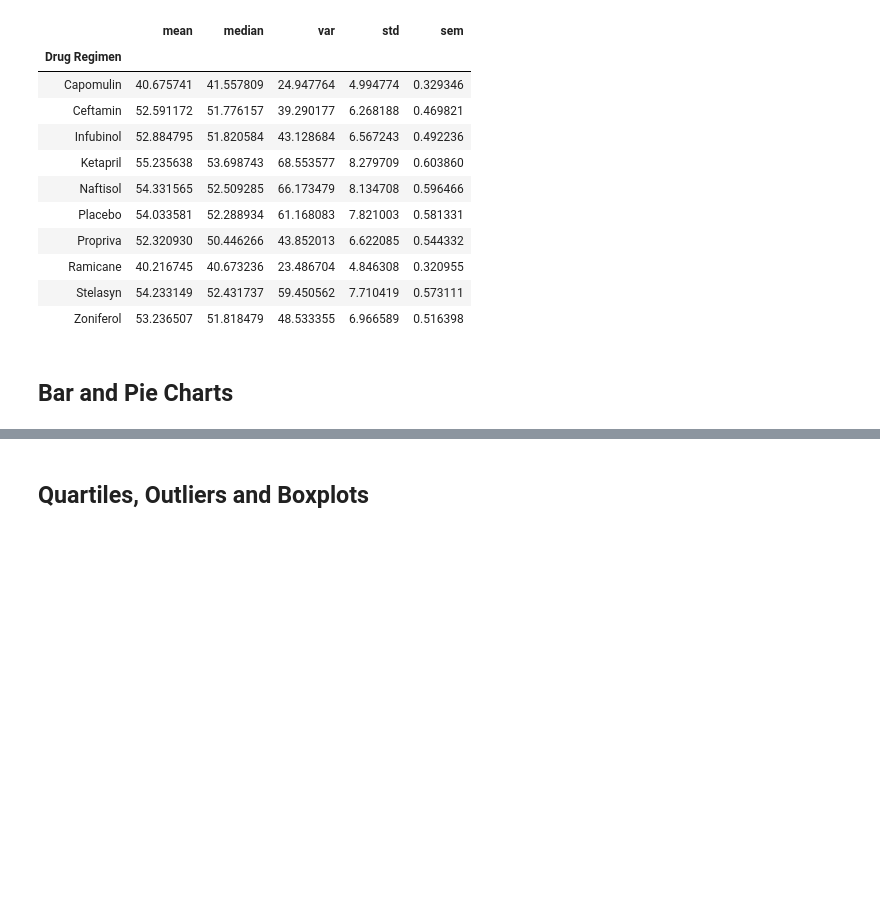
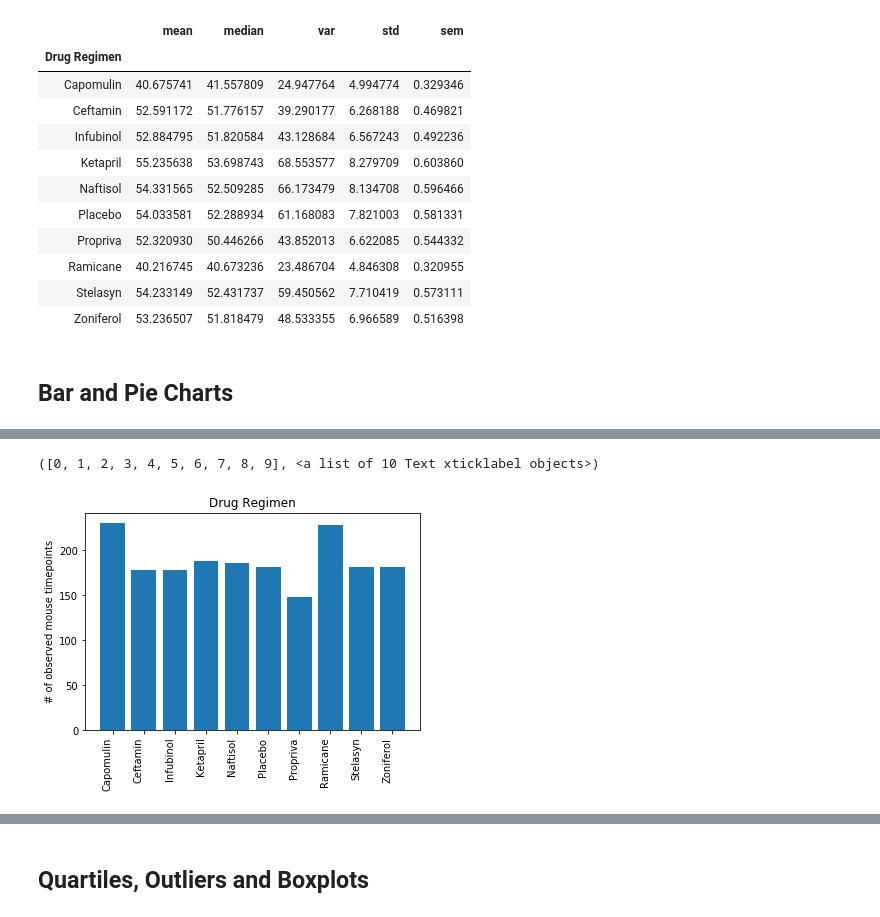
Before and after one commit to yoerisamwel/pymaceuticals_project, a Jupyter notebook: pymaceuticals_project.ipynb, the cells around one changed output, grey strips where cells are left out. Cells and saved outputs as stored; diff of their text form; code cells hidden in the pictures; blank space fills up the shorter version.

```diff
--- a/pymaceuticals_project.ipynb
+++ b/pymaceuticals_project.ipynb
@@ -165,5 +178,16 @@ merge_mice_drug_gr_2
 # %%
 # Generate a bar plot showing the total number of rows (Mouse ID/Timepoints) for each drug regimen using pyplot.
+merge_mice_df_3 = merge_mice_df_2.groupby('Drug Regimen').agg({'Timepoint':'count'}).reset_index()
+Drug_Regimen_list = merge_mice_df_3['Drug Regimen']
+Timepoints_list = merge_mice_df_3['Timepoint']
+fig, ax = plt.subplots()
+ax.bar(Drug_Regimen_list, Timepoints_list, label=Drug_Regimen_list)
+ax.set_ylabel('# of observed mouse timepoints')
+ax.set_title("Drug Regimen")
+plt.xticks(rotation=90, ha='right')
+# %% [output]
+([0, 1, 2, 3, 4, 5, 6, 7, 8, 9], <a list of 10 Text xticklabel objects>)
+[figure, added]
 # %%
 # Generate a pie plot showing the distribution of female versus male mice using Pandas
 merge_mice_df_2_2 = merge_mice_df_2.copy()
```
Also changed, not shown: parts of 10 cells of this notebook.
